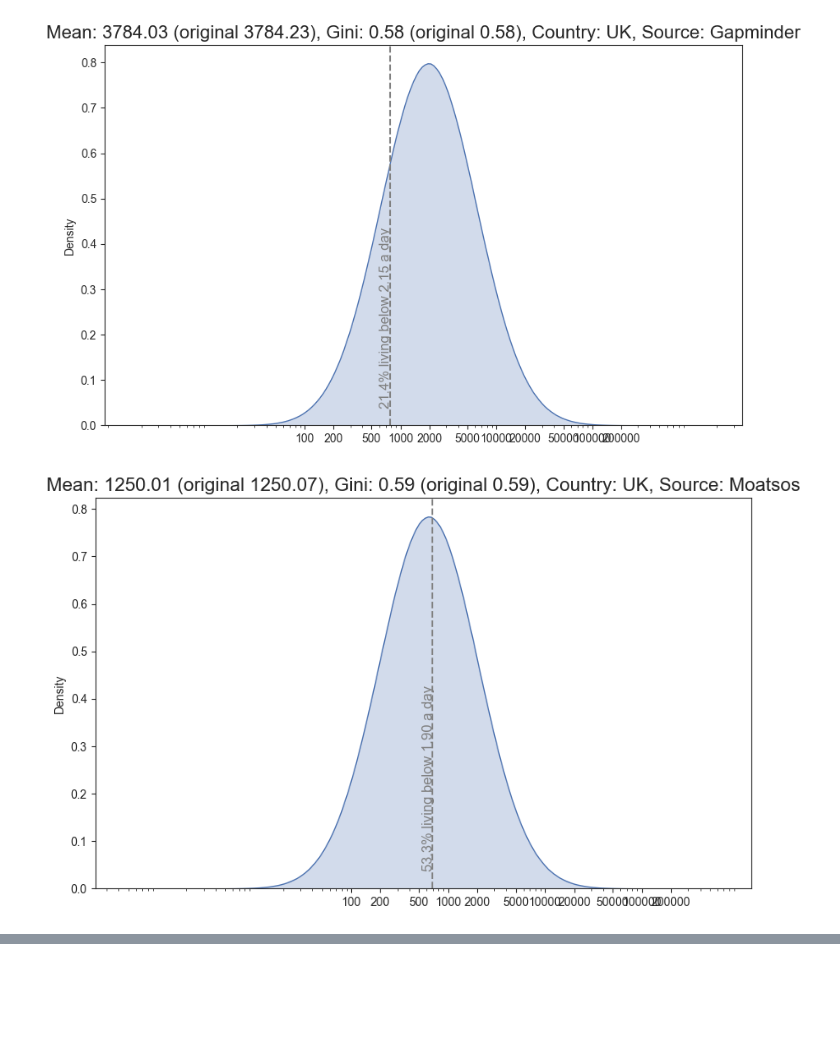
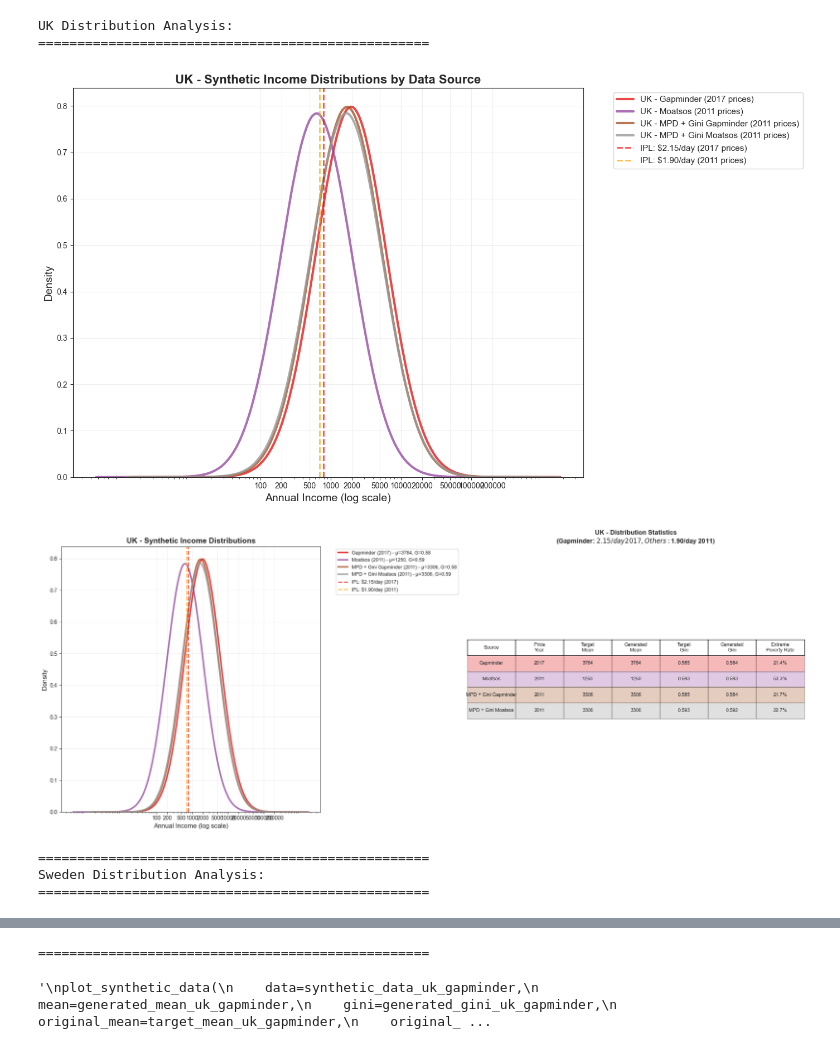
Before and after one commit to owid/notebooks, a Jupyter notebook: PabloArriagada/distribution_generator/historic_distributions.ipynb, the cells around one changed output, grey strips where cells are left out. Drawn from its saved outputs; the diff is of its cells as text; code cells hidden in the pictures; blank space fills up the shorter version.

Commit message:
:sparkles: overlap distributions

```diff
--- a/PabloArriagada/distribution_generator/historic_distributions.ipynb
+++ b/PabloArriagada/distribution_generator/historic_distributions.ipynb
@@ -13,7 +13,7 @@ def generate_synthetic_data_from_mean_gini(target_mean, target_gini, size=100_00
     Parameters:
         target_mean (float): Desired mean of the synthetic distribution.
         target_gini (float): Desired Gini coefficient of the distribution.
-        size (int): Number of samples to generate (default: 1000).
+        size (int): Number of samples to generate (default: 100,000,000).
         seed (int or None): Random seed for reproducibility (default: None).
 
     Returns:
@@ -135,6 +324,22 @@ def plot_synthetic_data(data, mean, gini, original_mean, original_gini, country,
 sns.set_style("ticks")
 sns.set_palette("deep")
 
+# Plot UK distributions separately
+print("UK Distribution Analysis:")
+print("=" * 50)
+plot_country_distributions("UK")
+plot_country_distributions_with_stats("UK")
+
+print("\n" + "=" * 50)
+print("Sweden Distribution Analysis:")
+print("=" * 50)
+plot_country_distributions("Sweden")
+plot_country_distributions_with_stats("Sweden")
+
+print("\n" + "=" * 50)
+
+# Optional: Still show individual plots if needed (commented out)
+"""
 plot_synthetic_data(
     data=synthetic_data_uk_gapminder,
     mean=generated_mean_uk_gapminder,
@@ -189,32 +394,38 @@ plot_synthetic_data(
     data=synthetic_data_sweden_moatsos,
     mean=generated_mean_sweden_moatsos,
     gini=generated_gini_sweden_moatsos,
     original_mean=target_mean_sweden_moatsos,
     original_gini=target_gini_sweden_moatsos,
     country="Sweden",
     source="Moatsos",
     ipl=1.90,
 )
 plot_synthetic_data(
     data=synthetic_data_sweden_mpd_gapminder,
     mean=generated_mean_sweden_mpd_gapminder,
     gini=generated_gini_sweden_mpd_gapminder,
     original_mean=target_mean_sweden_mpd_gapminder,
     original_gini=target_gini_sweden_mpd_gapminder,
     country="Sweden",
     source="MPD + Gini Gapminder",
     ipl=1.90,
 )
 plot_synthetic_data(
     data=synthetic_data_sweden_mpd_moatsos,
     mean=generated_mean_sweden_mpd_moatsos,
     gini=generated_gini_sweden_mpd_moatsos,
     original_mean=target_mean_sweden_mpd_moatsos,
     original_gini=target_gini_sweden_mpd_moatsos,
     country="Sweden",
     source="MPD + Gini Moatsos",
     ipl=1.90,
 )
+"""
 # %% [output]
+UK Distribution Analysis:
+==================================================
-[figure, old version]
+[figure, new version]
-[figure, old version]
+[figure, new version]
+==================================================
+Sweden Distribution Analysis:
+==================================================
@@ -226,0 +434,2 @@ plot_synthetic_data(
+==================================================
+'\nplot_synthetic_data(\n    data=synthetic_data_uk_gapminder,\n    mean=generated_mean_uk_gapminder,\n    gini=generated_gini_uk_gapminder,\n    original_mean=target_mean_uk_gapminder,\n    original_ ...
```
Also changed, not shown: parts of 2 cells of this notebook.
